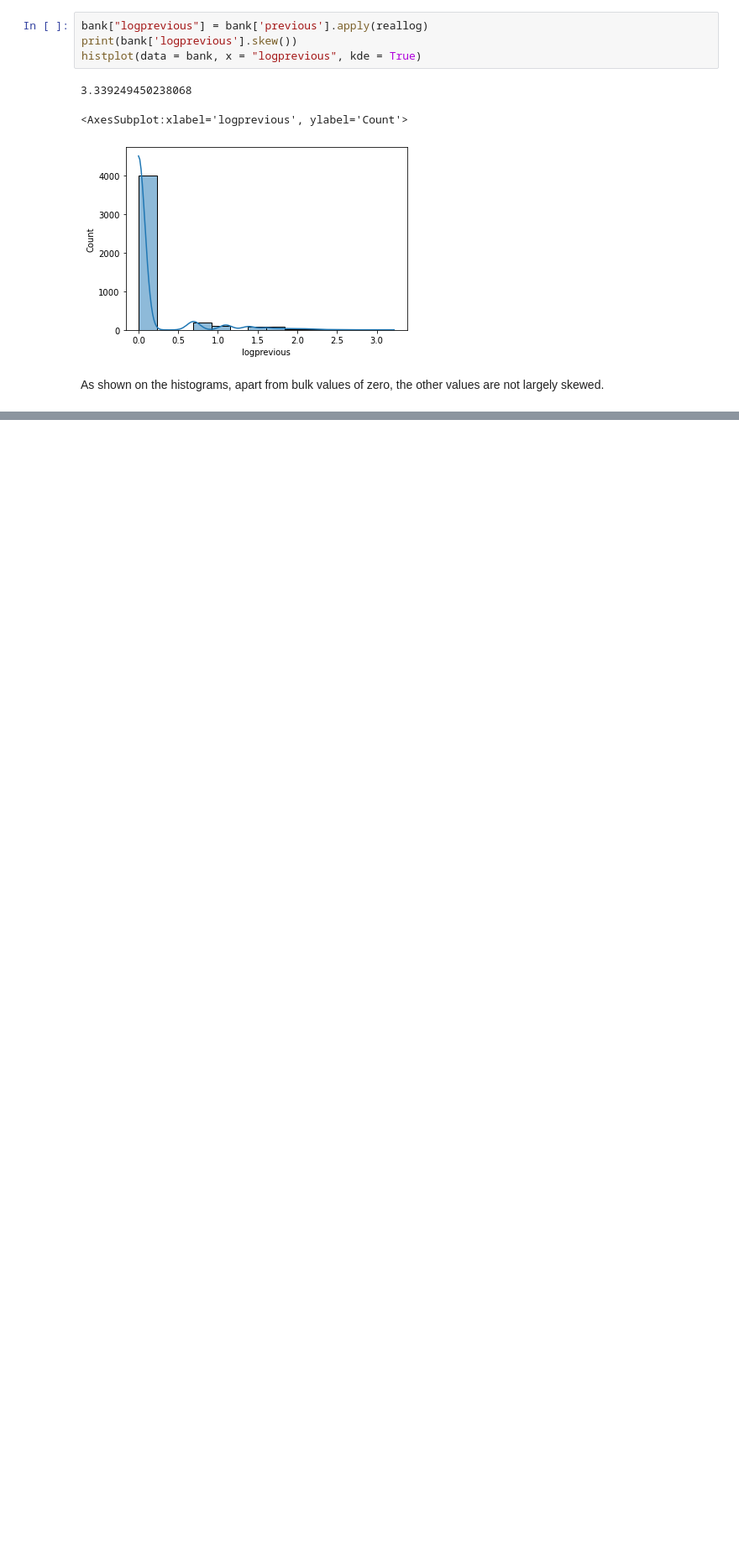
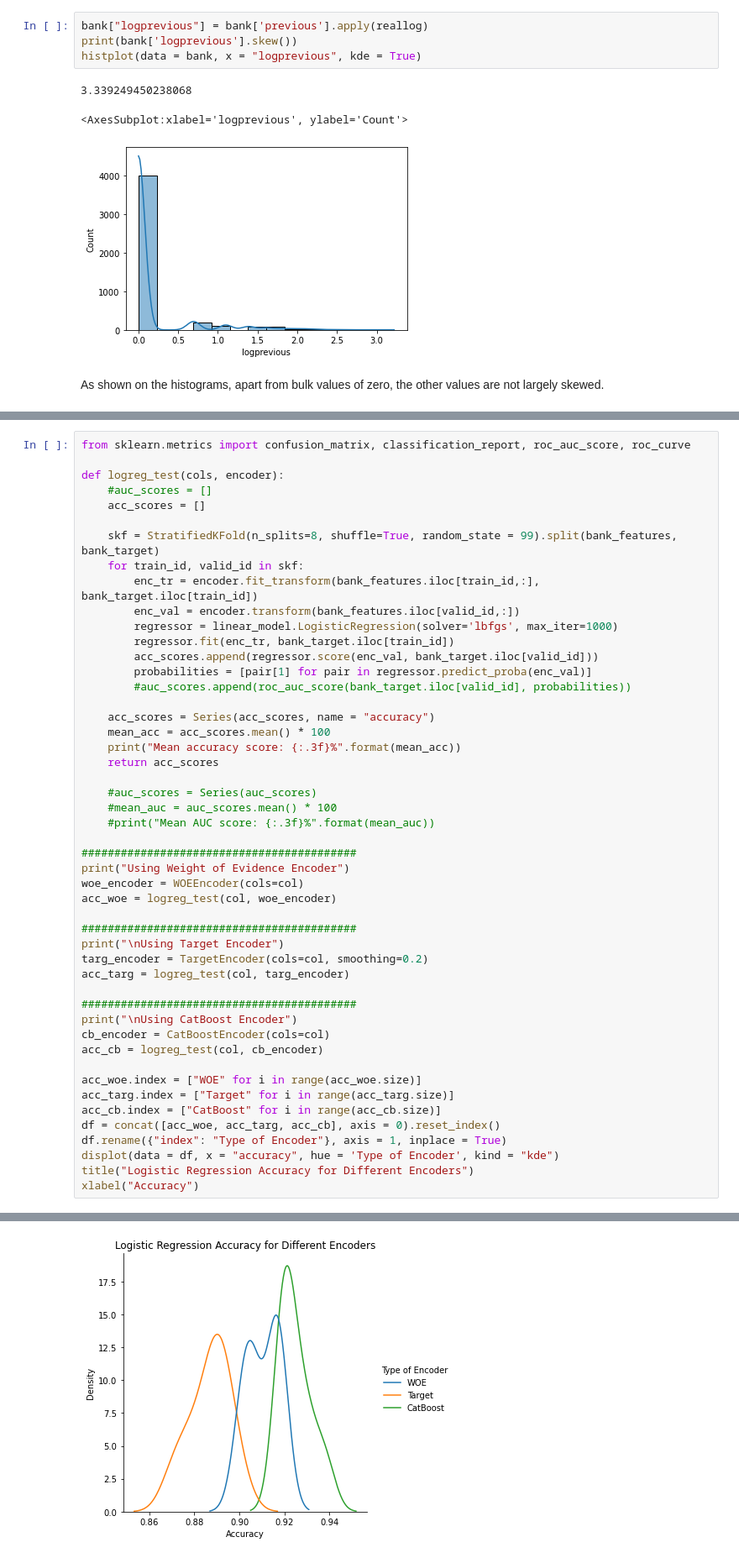
Before and after one commit to BerylliuMM2000/BankMarketing, a Jupyter notebook: Bank-Marketing-Campaign.ipynb, the cells around one changed output, grey strips where cells are left out. Shown at 84% size. Saved outputs shown, nothing was run; the diff lists cells and outputs as text; blank space fills up the shorter version.

```diff
--- a/Bank-Marketing-Campaign.ipynb
+++ b/Bank-Marketing-Campaign.ipynb
@@ -173,0 +341,50 @@ As shown on the histograms, apart from bulk values of zero, the other values are
+# %%
+from sklearn.metrics import confusion_matrix, classification_report, roc_auc_score, roc_curve
+
+def logreg_test(cols, encoder):
+    #auc_scores = []
+    acc_scores = []
+
+    skf = StratifiedKFold(n_splits=8, shuffle=True, random_state = 99).split(bank_features, bank_target)
+    for train_id, valid_id in skf:
+        enc_tr = encoder.fit_transform(bank_features.iloc[train_id,:], bank_target.iloc[train_id])
+        enc_val = encoder.transform(bank_features.iloc[valid_id,:])
+        regressor = linear_model.LogisticRegression(solver='lbfgs', max_iter=1000)
+        regressor.fit(enc_tr, bank_target.iloc[train_id])
+        acc_scores.append(regressor.score(enc_val, bank_target.iloc[valid_id]))
+        probabilities = [pair[1] for pair in regressor.predict_proba(enc_val)]
+        #auc_scores.append(roc_auc_score(bank_target.iloc[valid_id], probabilities))
+
+    acc_scores = Series(acc_scores, name = "accuracy")
+    mean_acc = acc_scores.mean() * 100
+    print("Mean accuracy score: {:.3f}%".format(mean_acc))
+    return acc_scores
+
+    #auc_scores = Series(auc_scores)
+    #mean_auc = auc_scores.mean() * 100
+    #print("Mean AUC score: {:.3f}%".format(mean_auc))
+
+##########################################
+print("Using Weight of Evidence Encoder")
+woe_encoder = WOEEncoder(cols=col)
+acc_woe = logreg_test(col, woe_encoder)
+
+##########################################
+print("\nUsing Target Encoder")
+targ_encoder = TargetEncoder(cols=col, smoothing=0.2)
+acc_targ = logreg_test(col, targ_encoder)
+
+##########################################
+print("\nUsing CatBoost Encoder")
+cb_encoder = CatBoostEncoder(cols=col)
+acc_cb = logreg_test(col, cb_encoder)
+
+acc_woe.index = ["WOE" for i in range(acc_woe.size)]
+acc_targ.index = ["Target" for i in range(acc_targ.size)]
+acc_cb.index = ["CatBoost" for i in range(acc_cb.size)]
+df = concat([acc_woe, acc_targ, acc_cb], axis = 0).reset_index()
+df.rename({"index": "Type of Encoder"}, axis = 1, inplace = True)
+displot(data = df, x = "accuracy", hue = 'Type of Encoder', kind = "kde")
+title("Logistic Regression Accuracy for Different Encoders")
+xlabel("Accuracy")
+# %% [output]
@@ -173,0 +413 @@ As shown on the histograms, apart from bulk values of zero, the other values are
+[figure, added]
```
Also changed, not shown: parts of 14 cells of this notebook.
